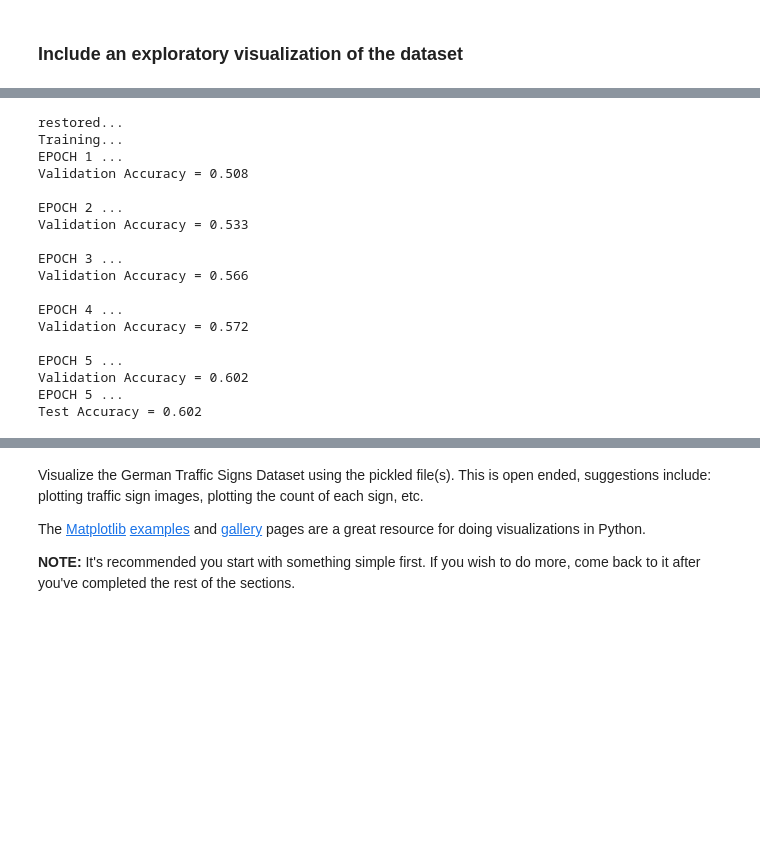
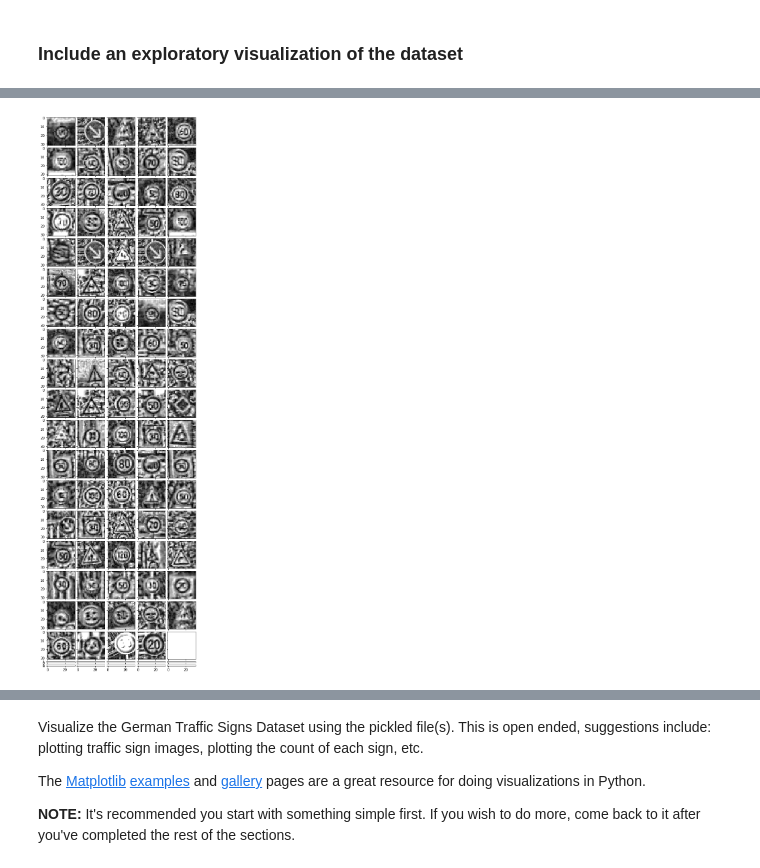
Before and after one commit to duke24k/self-driving-car-nd, a Jupyter notebook: p2/Traffic_Sign_Classifier_submit_revised.ipynb, the cells around one changed output, grey strips where cells are left out. Drawn from its saved outputs; the diff is of its cells as text; code cells hidden in the pictures; blank space fills up the shorter version.

```diff
--- a/p2/Traffic_Sign_Classifier_submit_revised.ipynb
+++ b/p2/Traffic_Sign_Classifier_submit_revised.ipynb
@@ -471,0 +722,5 @@ Model saved
+# %%
+print(debugger_labels)
+for image in debugger_images:
+    gray = image.reshape(32,32)
+    show_image(gray, cmap="gray")
@@ -488,0 +1005,16 @@ Complete the basic data summary below. Use python, numpy and/or pandas methods t
+# %%
+fig = plt.figure(1, (30., 30.))
+
+grid = ImageGrid(fig, 111,  # similar to subplot(111)
+                 nrows_ncols=(20, 5),  # creates 2x2 grid of axes
+                 axes_pad=0.1,  # pad between axes in inch.
+                  )
+
+for index, image in enumerate(debugger_valid_images):
+    gray = image.reshape(32,32)
+    grid[index].imshow(gray, cmap="gray")
+#    show_image(gray, cmap="gray")
+
+plt.show()
+# %% [output]
+[figure, added]
@@ -489,4 +1027,6 @@ Complete the basic data summary below. Use python, numpy and/or pandas methods t
 # %%
+# restoring and (trainning and saving trained model) again
+
 with tf.Session() as sess:
     sess.run(init)
 
@@ -494,43 +1034,28 @@ with tf.Session() as sess:
 
     print("restored...")
 
-    num_examples = len(X_train)
+    num_examples = len(X_web)
 
     print("Training...")
     for i in range(EPOCHS):
-        X_train, y_train = shuffle(X_train, y_train)
+        X_web, y_web = shuffle(X_web, y_web)
         for offset in range(0, num_examples, BATCH_SIZE):
             end = offset + BATCH_SIZE
-            batch_x, batch_y = X_train[offset:end], y_train[offset:end]
+            batch_x, batch_y = X_web[offset:end], y_web[offset:end]
             sess.run(training_operation, feed_dict={x: batch_x, y: batch_y})
 
-        validation_accuracy = evaluate(X_valid, y_valid)
-        print("EPOCH {} ...".format(i+1))
-        print("Validation Accuracy = {:.3f}".format(validation_accuracy))
+#        validation_accuracy = evaluate(X_valid, y_valid)
+#        print("EPOCH {} ...".format(i+1))
+#        print("Validation Accuracy = {:.3f}".format(validation_accuracy))
 
         if(i == (EPOCHS-1) ):
-            test_accuracy = evaluate(X_test, y_test)
+            test_loss, test_accuracy = evaluate(X_web, y_web)
 
             print("EPOCH {} ...".format(i+1))
             print("Test Accuracy = {:.3f}".format(test_accuracy))
 
-        print()
+            topk_values, topk_indices = evaluate_topk(X_web, y_web)
+            print(topk_values)
+            print(topk_indices)
+
+sess.close()
-# %% [output]
-restored...
-Training...
-EPOCH 1 ...
-Validation Accuracy = 0.508
-
-EPOCH 2 ...
-Validation Accuracy = 0.533
-
-EPOCH 3 ...
-Validation Accuracy = 0.566
-
-EPOCH 4 ...
-Validation Accuracy = 0.572
-
-EPOCH 5 ...
-Validation Accuracy = 0.602
-EPOCH 5 ...
-Test Accuracy = 0.602
```
Also changed, not shown: parts of 32 cells of this notebook.
